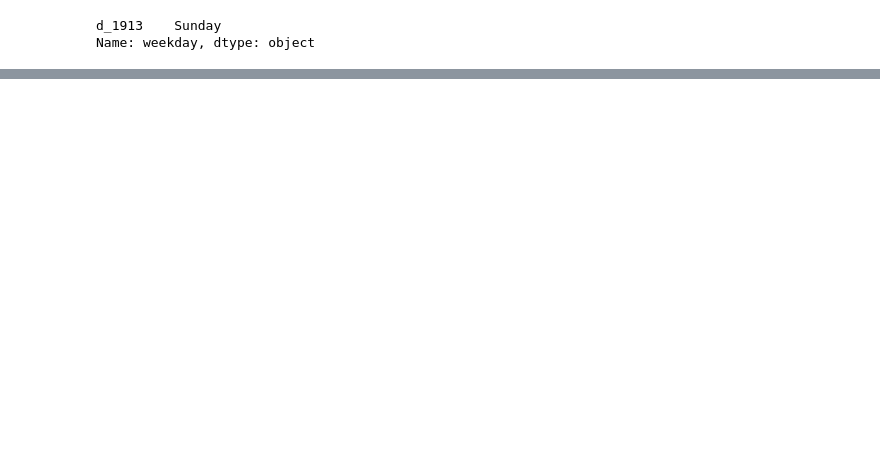
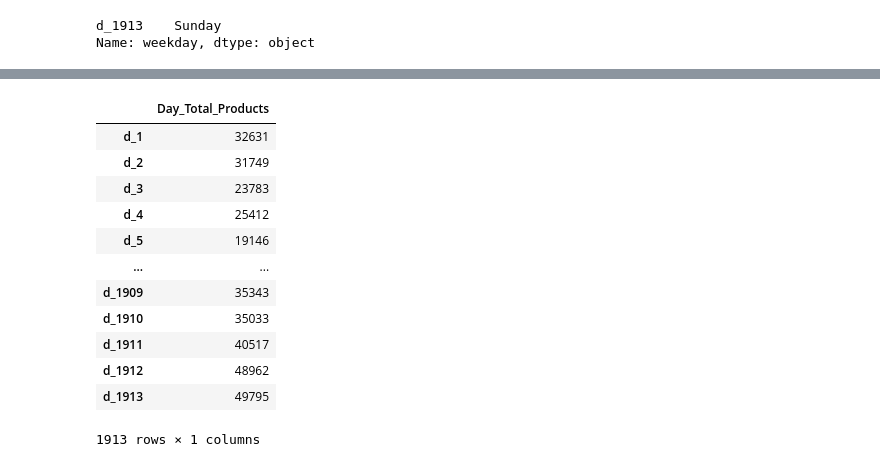
Before and after one commit to engrkassar/5.-MLND_Capstone_Project, a Jupyter notebook: start_trials_local.ipynb, the cells around one changed output, grey strips where cells are left out. Drawn from its saved outputs; the diff is of its cells as text; code cells hidden in the pictures; blank space fills up the shorter version.

```diff
--- a/start_trials_local.ipynb
+++ b/start_trials_local.ipynb
@@ -441,0 +451,16 @@ calendar[calendar['d']=='d_1913']
+# %%
+pd.DataFrame(sales_days['Day_Total_Products'])
+# %% [output]
+|  | Day_Total_Products |
+| d_1 | 32631 |
+| d_2 | 31749 |
+| d_3 | 23783 |
+| d_4 | 25412 |
+| d_5 | 19146 |
+| ... | ... |
+| d_1909 | 35343 |
+| d_1910 | 35033 |
+| d_1911 | 40517 |
+| d_1912 | 48962 |
+| d_1913 | 49795 |
+1913 rows × 1 columns
```
Also changed, not shown: parts of 16 cells of this notebook.
